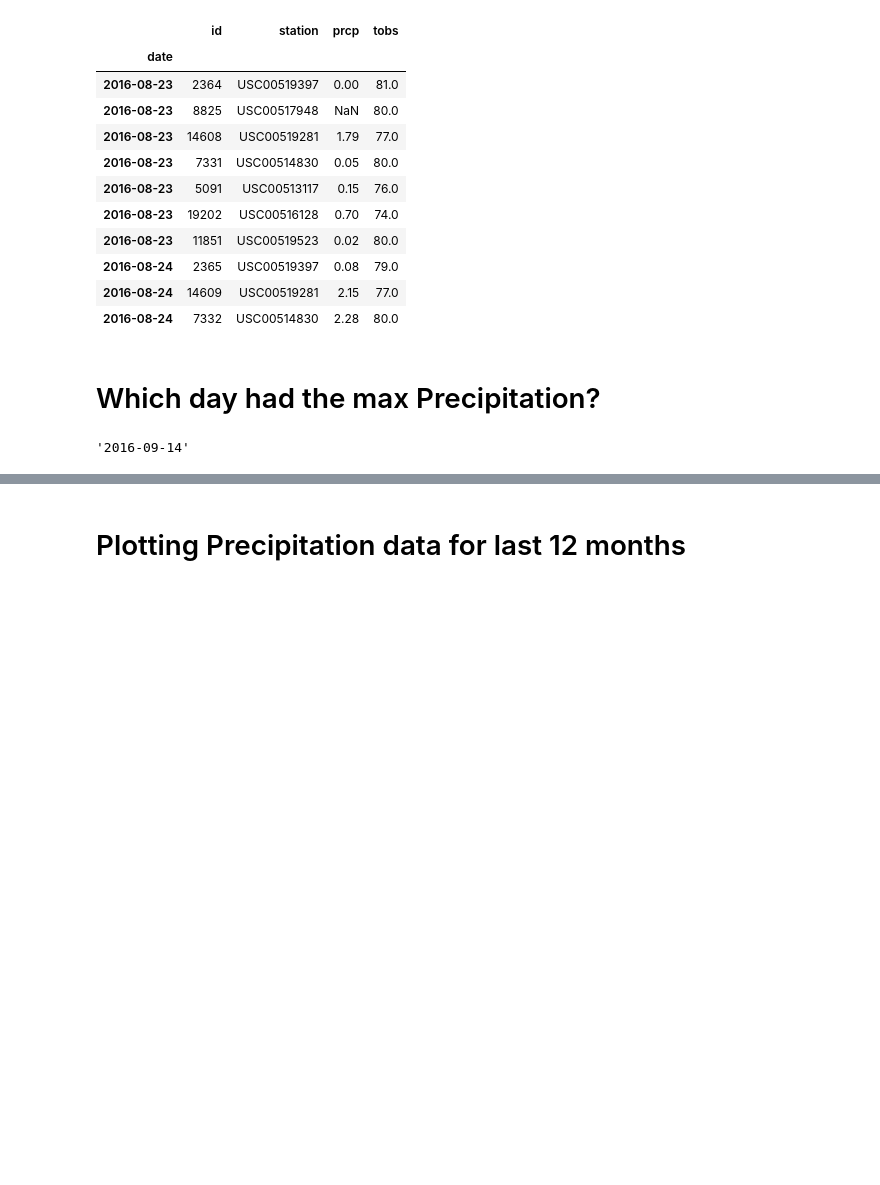
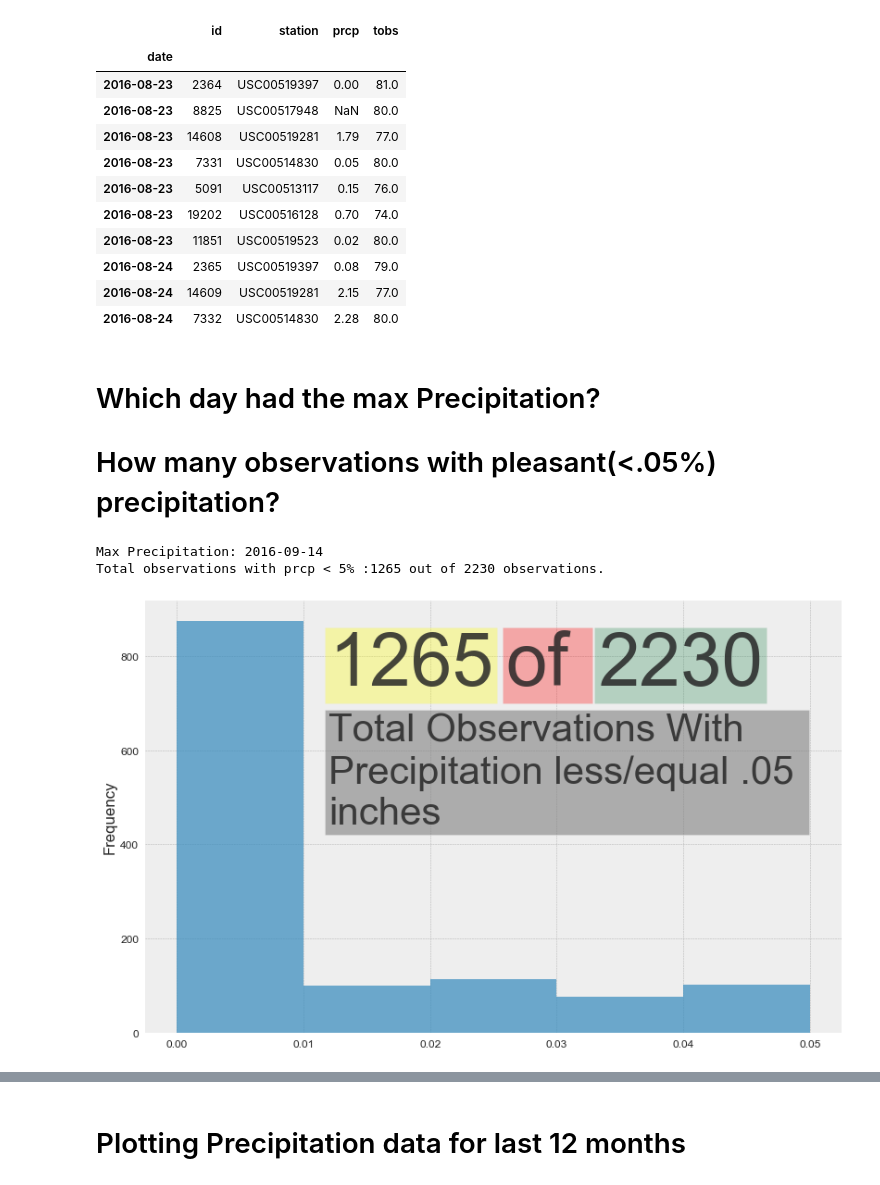
Before and after one commit to ppainuly/Hawaii-Weather-Analysis, a Jupyter notebook: climate_starter.ipynb, the cells around one changed output, grey strips where cells are left out. Saved outputs shown, nothing was run; the diff lists cells and outputs as text; code cells hidden in the pictures; blank space fills up the shorter version.

```diff
--- a/climate_starter.ipynb
+++ b/climate_starter.ipynb
@@ -110,14 +110,33 @@ ar.head(10)
 | 2016-08-24 | 7332 | USC00514830 | 2.28 | 80.0 |
 # %% [markdown]
 # Which day had the max Precipitation?
+# How many observations with pleasant(<.05%) precipitation?
-# %%
-# Find Max Precipitation date
-
-a = pd.DataFrame(ar)
-max_prcp = a.sort_values('prcp',ascending=False).head(1)
-max_prcpval = max_prcp
-max_prcpval = max_prcp.reset_index()
-#Max Value
-max_prcpval.iloc[0,0]
-# %% [output]
-'2016-09-14'
+# %%
+# Find Max Precipitation date
+from matplotlib import style
+style.use('bmh')
+a = pd.DataFrame(ar)
+max_prcp = a.sort_values('prcp',ascending=False).head(1)
+max_prcpval = max_prcp
+max_prcpval = max_prcp.reset_index()
+#Max Value
+print("Max Precipitation: " + max_prcpval.iloc[0,0])
+print("Total observations with prcp < 5% :" + str(len(a[a['prcp']<=0.05])) +" out of " + str(len(a)) + " observations." )
+ax = a[(a['prcp']<=0.05) & (a['prcp']>=0.00)]['prcp'].plot.hist(bins=5,alpha=0.7,figsize=(12,8))
+ax.tick_params(axis = 'both', which = 'major', labelsize = 12)
+ax.text(x = 0.012, y = 445, s = "Total Observations With \nPrecipitation less/equal .05 \ninches" #+ str(len(a[a['prcp']<=0.05])) +" out of " + str(len(a)) + " observations.",
+               ,fontsize = 42, alpha = .85,bbox=dict(facecolor='gray', alpha=0.6))
+ax.text(x = 0.012, y = 740, s = str(len(a[a['prcp']<=0.05]))
+               ,fontsize = 80, alpha = .85,bbox=dict(facecolor='yellow', alpha=0.3))
+ax.text(x = 0.026, y = 740, s = "of "
+               ,fontsize = 80, alpha = .85,bbox=dict(facecolor='red', alpha=0.3))
+#ax.text(x = 0.026, y = 750, s = "of " + str(len(a)) + " observations"
+#               ,fontsize = 32, alpha = .85,bbox=dict(facecolor='seagreen', alpha=0.3))
+ax.text(x = 0.0333, y = 740, s = str(len(a))
+        ,fontsize = 80, alpha = .85,bbox=dict(facecolor='seagreen', alpha=0.3))
+plt.savefig("Images/Total_precp_obs.png")
+plt.show()
+# %% [output]
+Max Precipitation: 2016-09-14
+Total observations with prcp < 5% :1265 out of 2230 observations.
+[figure, added]
```
Also changed, not shown: parts of 6 cells of this notebook.
